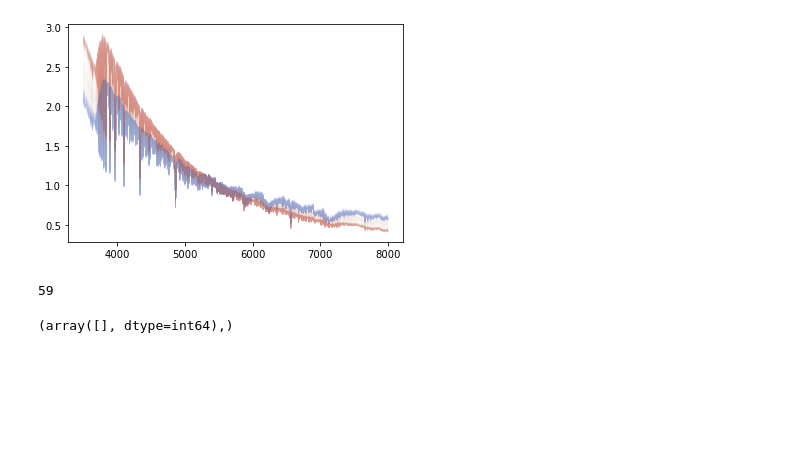
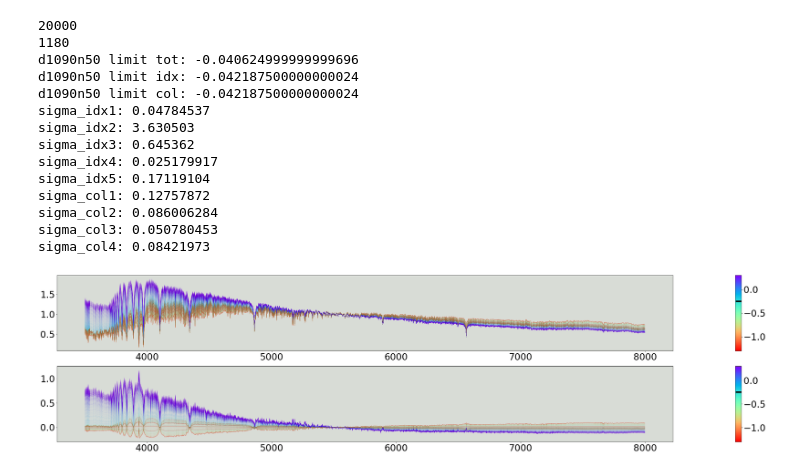
Before and after one commit to edoardorossi3/TESIedo_git, a Jupyter notebook: tesi_py/spectre.ipynb, the cells around one changed output. Drawn from its saved outputs; the diff is of its cells as text; code cells hidden in the pictures; blank space fills up the shorter version.

Commit message:
spectre 6/7 17:11

```diff
--- a/tesi_py/spectre.ipynb
+++ b/tesi_py/spectre.ipynb
@@ -4,16 +5,24 @@ import plot_spec
 # %%
-name_file='sandage_varZ_v4.1_m62fix_noburst_1M_spec_dcombnull_001.fits'
-par_file='sandage_varZ_v4.1_m62fix_noburst_1M_spec_dcombnull_001_physpar_wagef.fits'
-suffix_file='sandage_varZ_v4.1_m62fix_noburst_1M_spec_dcombnull_001'
+par_file='/home/edoardo/Desktop/TESI/models/Sandage_v4.1_Zfix_noburst_cb16MILES_1M/sandage_varZ_v4.1_m62fix_noburst_1M_spec_dcombnull_001_physpar_wagef.fits'
+suffix_file='sandage_varZ_v4.1_m62fix_noburst_1M_spec_dcombnull'
 
-plot_spec.spectre(suffix_file, 7.0, 7.05)
+hdul_par=fits.open(par_file)
+age50=hdul_par[1].data['age50']
+
+plot_spec.spectre(suffix_file, 8.85, 9.1)
 # %% [output]
+20000
+1180
+d1090n50 limit tot: -0.040624999999999696
+d1090n50 limit idx: -0.042187500000000024
+d1090n50 limit col: -0.042187500000000024
+sigma_idx1: 0.04784537
+sigma_idx2: 3.630503
+sigma_idx3: 0.645362
+sigma_idx4: 0.025179917
+sigma_idx5: 0.17119104
+sigma_col1: 0.12757872
+sigma_col2: 0.086006284
+sigma_col3: 0.050780453
+sigma_col4: 0.08421973
-[figure, old version]
+[figure, new version]
-# %%
-len(name_file)
-# %% [output]
-59
-# %%
-np.where(name_file == par_file)
-# %% [output]
-(array([], dtype=int64),)
```
Also changed, not shown: parts of 2 cells of this notebook, 2 other files.
